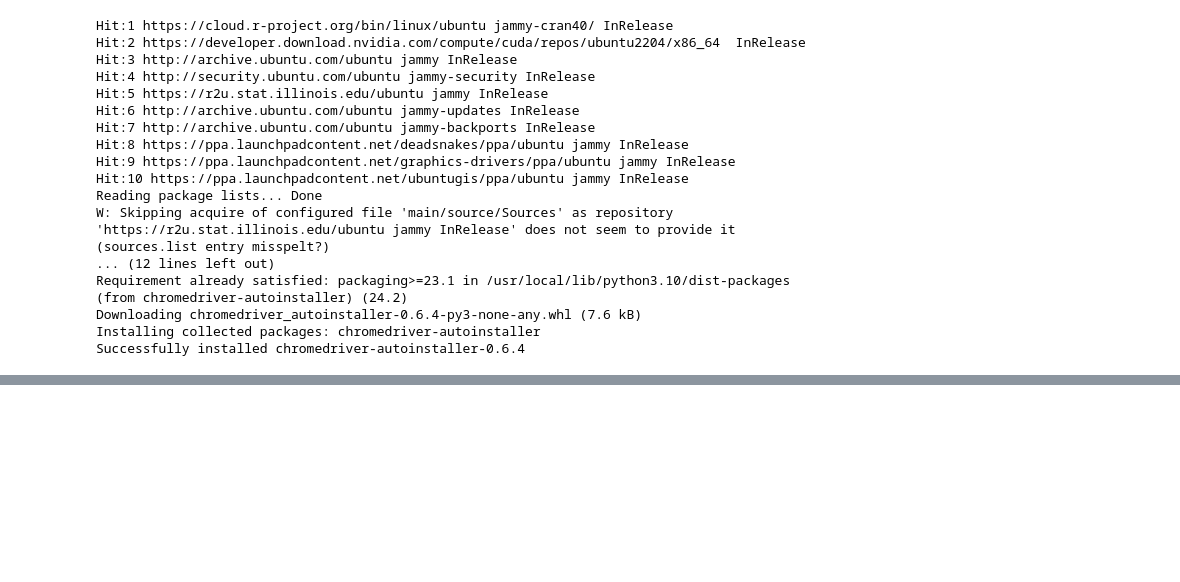
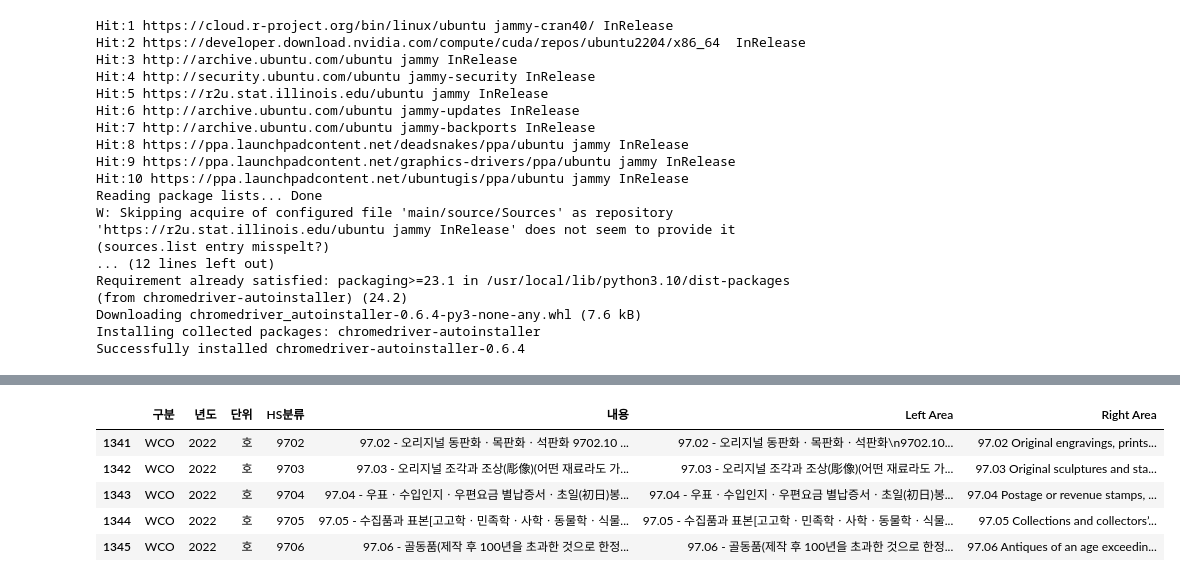
Before and after one commit to linusms/webcrawling, a Jupyter notebook: 관세품목 크롤링 코드_오류.ipynb, the cells around one changed output, grey strips where cells are left out. Drawn from its saved outputs; the diff is of its cells as text; code cells hidden in the pictures; blank space fills up the shorter version.

```diff
--- a/관세품목 크롤링 코드_오류.ipynb
+++ b/관세품목 크롤링 코드_오류.ipynb
@@ -250,0 +249,9 @@ KeyboardInterrupt:
+# %%
+data.tail()
+# %% [output]
+|  | 구분 | 년도 | 단위 | HS분류 | 내용 | Left Area | Right Area |
+| 1341 | WCO | 2022 | 호 | 9702 | 97.02 - 오리지널 동판화ㆍ목판화ㆍ석판화 9702.10 ... | 97.02 - 오리지널 동판화ㆍ목판화ㆍ석판화\n9702.10... | 97.02 Original engravings, prints... |
+| 1342 | WCO | 2022 | 호 | 9703 | 97.03 - 오리지널 조각과 조상(彫像)(어떤 재료라도 가... | 97.03 - 오리지널 조각과 조상(彫像)(어떤 재료라도 가... | 97.03 Original sculptures and sta... |
+| 1343 | WCO | 2022 | 호 | 9704 | 97.04 - 우표ㆍ수입인지ㆍ우편요금 별납증서ㆍ초일(初日)봉... | 97.04 - 우표ㆍ수입인지ㆍ우편요금 별납증서ㆍ초일(初日)봉... | 97.04 Postage or revenue stamps, ... |
+| 1344 | WCO | 2022 | 호 | 9705 | 97.05 - 수집품과 표본[고고학ㆍ민족학ㆍ사학ㆍ동물학ㆍ식물... | 97.05 - 수집품과 표본[고고학ㆍ민족학ㆍ사학ㆍ동물학ㆍ식물... | 97.05 Collections and collectors’... |
+| 1345 | WCO | 2022 | 호 | 9706 | 97.06 - 골동품(제작 후 100년을 초과한 것으로 한정... | 97.06 - 골동품(제작 후 100년을 초과한 것으로 한정... | 97.06 Antiques of an age exceedin... |
```
Also changed, not shown: parts of 3 cells of this notebook.
